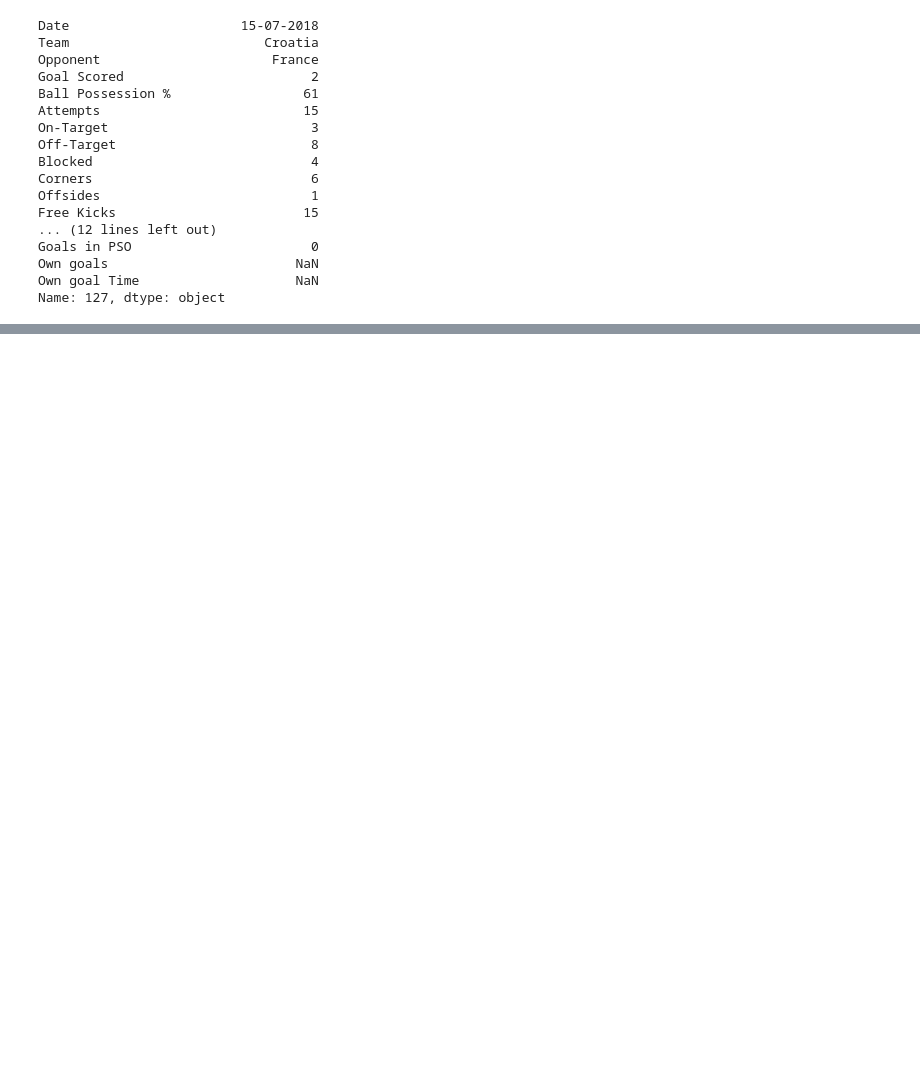
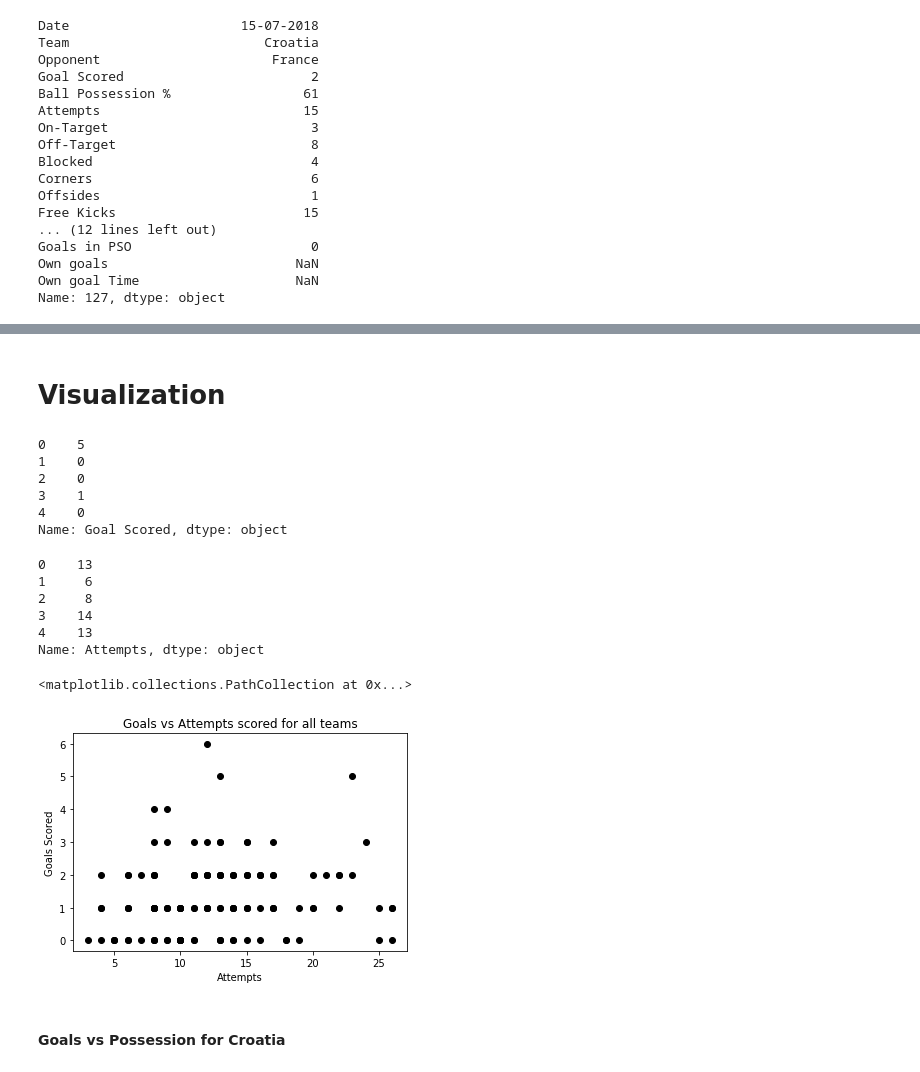
Before and after one commit to HarshavardhanK/DSC, a Jupyter notebook: TaskPhase/DSCTaskPhase1.ipynb, the cells around one changed output, grey strips where cells are left out. Saved outputs shown, nothing was run; the diff lists cells and outputs as text; code cells hidden in the pictures; blank space fills up the shorter version.

Commit message:
Visualization

```diff
--- a/TaskPhase/DSCTaskPhase1.ipynb
+++ b/TaskPhase/DSCTaskPhase1.ipynb
@@ -187,0 +103,2 @@ data
+# %%
+data = data.astype(object).where(pd.notnull(data), str)
@@ -187,0 +115,3 @@ data
+# %%
+#drop rows with incomplete data. Aggressive thing to do, but lets do it
+data = data.dropna(how='all')
@@ -187,0 +152,11 @@ data
+# %% [markdown]
+# Visualization
+# %%
+data['Goal Scored'].head()
+# %% [output]
+0    5
+1    0
+2    0
+3    1
+4    0
+Name: Goal Scored, dtype: object
@@ -187,0 +165,21 @@ data
+# %%
+attempts = data['Attempts']
+# %%
+attempts.head()
+# %% [output]
+0    13
+1     6
+2     8
+3    14
+4    13
+Name: Attempts, dtype: object
+# %%
+plt.title("Goals vs Attempts scored for all teams")
+plt.xlabel("Attempts")
+plt.ylabel("Goals Scored")
+plt.scatter(attempts, goal_scored, color=['black'])
+# %% [output]
+<matplotlib.collections.PathCollection at 0x...>
+[figure, added]
+# %% [markdown]
+#### Goals vs Possession for Croatia
```
Also changed, not shown: parts of 40 cells of this notebook, 1 other file.
